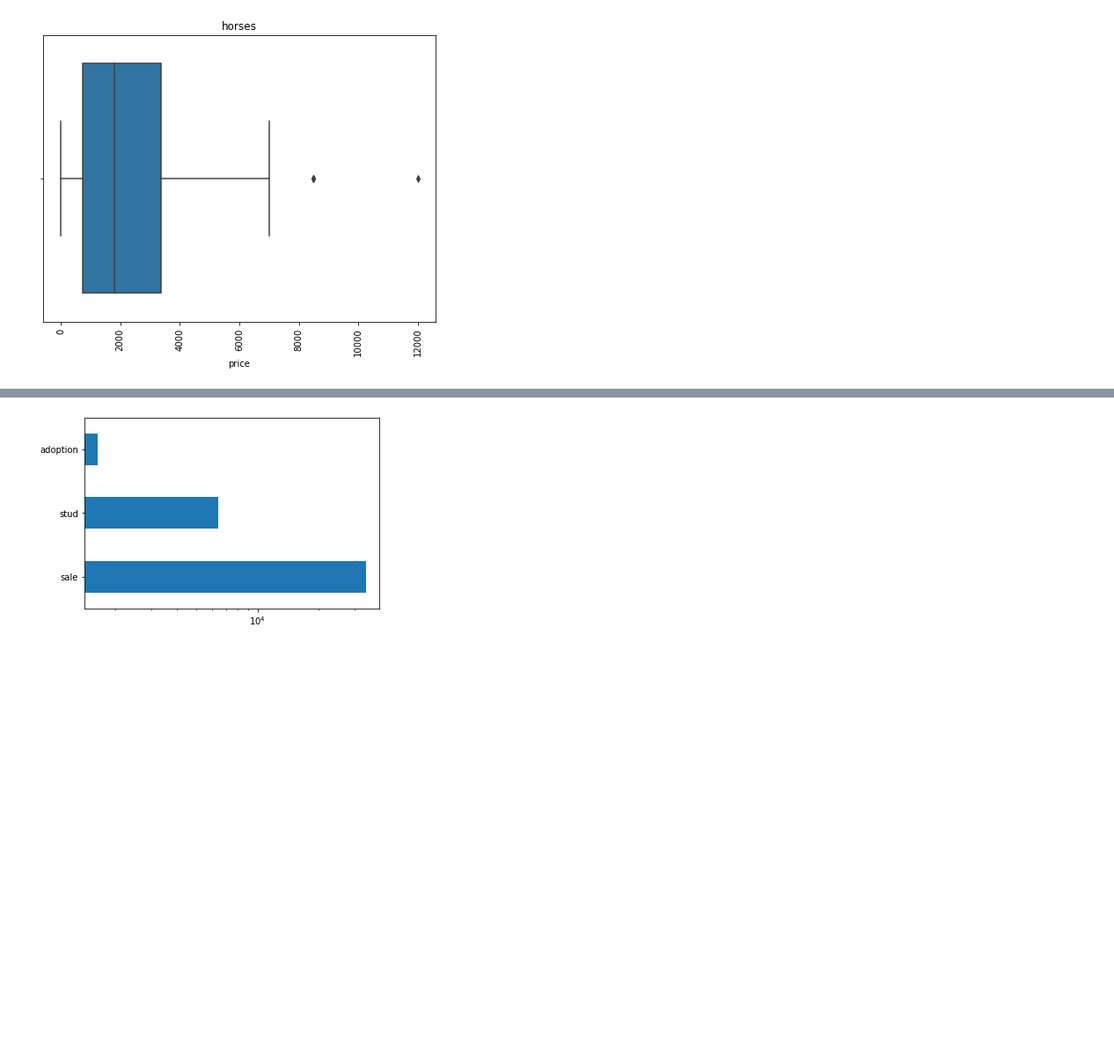
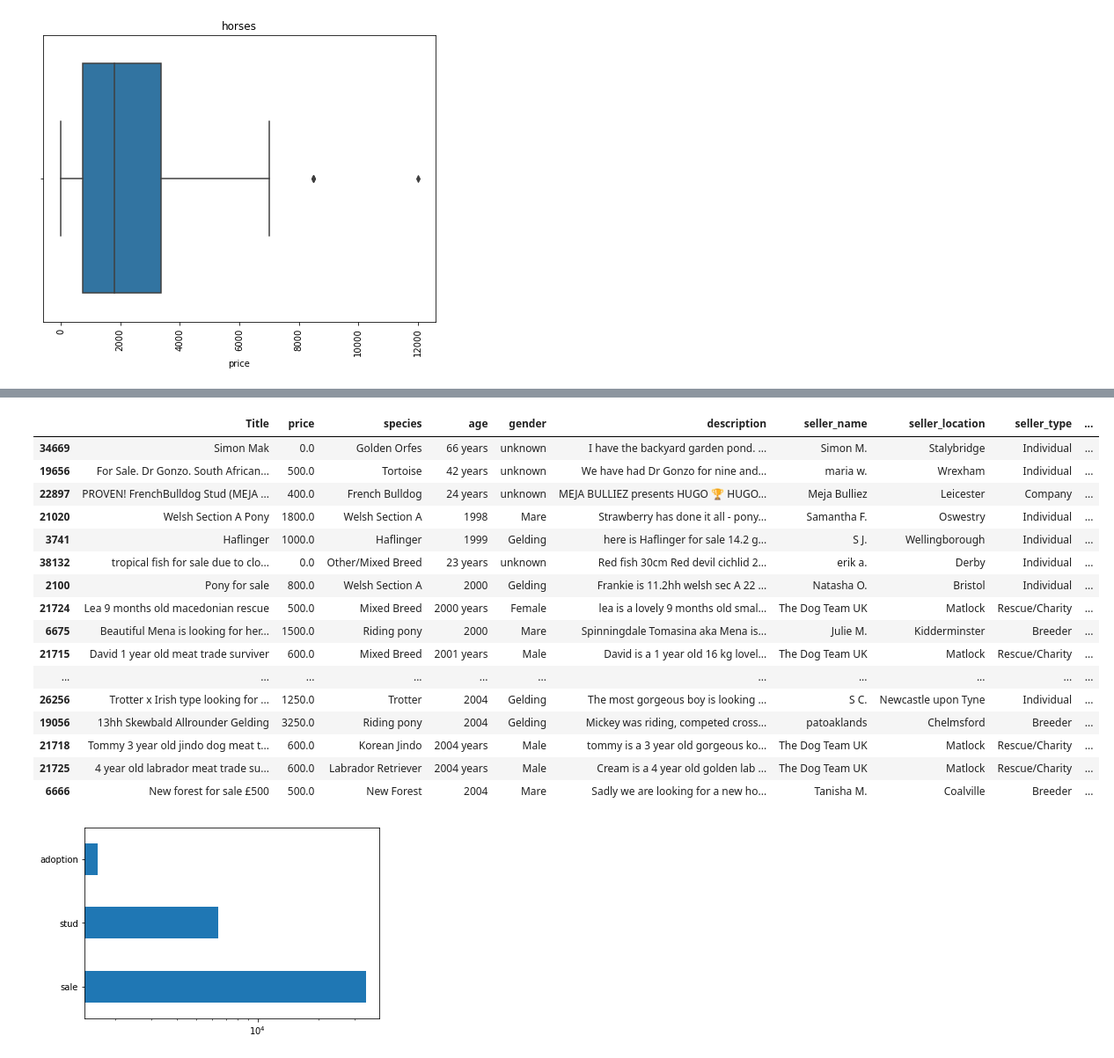
Before and after one commit to Chiuchiyin/Coding-fun, a Jupyter notebook: Pet Sale Price/EDA, data cleaning and modelling.ipynb, the cells around one changed output, grey strips where cells are left out. Shown: that part at 88% size. Cells and saved outputs as stored; diff of their text form; code cells hidden in the pictures; blank space fills up the shorter version.

```diff
--- a/Pet Sale Price/EDA, data cleaning and modelling.ipynb
+++ b/Pet Sale Price/EDA, data cleaning and modelling.ipynb
@@ -405,3 +405,23 @@ year_plot_box (df,'pet_type')
+# %%
+df.sort_values(by=['year'], ascending=False).head(30)
+# %% [output]
+|  | Title | price | species | age | gender | description | seller_name | seller_location | seller_type | ... |
+| 34669 | Simon Mak | 0.0 | Golden Orfes | 66 years | unknown | I have the backyard garden pond. ... | Simon M. | Stalybridge | Individual | ... |
+| 19656 | For Sale. Dr Gonzo. South African... | 500.0 | Tortoise | 42 years | unknown | We have had Dr Gonzo for nine and... | maria w. | Wrexham | Individual | ... |
+| 22897 | PROVEN! FrenchBulldog Stud (MEJA ... | 400.0 | French Bulldog | 24 years | unknown | MEJA BULLIEZ presents HUGO 🏆 HUGO... | Meja Bulliez | Leicester | Company | ... |
+| 21020 | Welsh Section A Pony | 1800.0 | Welsh Section A | 1998 | Mare | Strawberry has done it all - pony... | Samantha F. | Oswestry | Individual | ... |
+| 3741 | Haflinger | 1000.0 | Haflinger | 1999 | Gelding | here is Haflinger for sale 14.2 g... | S J. | Wellingborough | Individual | ... |
+| 38132 | tropical fish for sale due to clo... | 0.0 | Other/Mixed Breed | 23 years | unknown | Red fish 30cm Red devil cichlid 2... | erik a. | Derby | Individual | ... |
+| 2100 | Pony for sale | 800.0 | Welsh Section A | 2000 | Gelding | Frankie is 11.2hh welsh sec A 22 ... | Natasha O. | Bristol | Individual | ... |
+| 21724 | Lea 9 months old macedonian rescue | 500.0 | Mixed Breed | 2000 years | Female | lea is a lovely 9 months old smal... | The Dog Team UK | Matlock | Rescue/Charity | ... |
+| 6675 | Beautiful Mena is looking for her... | 1500.0 | Riding pony | 2000 | Mare | Spinningdale Tomasina aka Mena is... | Julie M. | Kidderminster | Breeder | ... |
+| 21715 | David 1 year old meat trade surviver | 600.0 | Mixed Breed | 2001 years | Male | David is a 1 year old 16 kg lovel... | The Dog Team UK | Matlock | Rescue/Charity | ... |
+| ... | ... | ... | ... | ... | ... | ... | ... | ... | ... | ... |
+| 26256 | Trotter x Irish type looking for ... | 1250.0 | Trotter | 2004 | Gelding | The most gorgeous boy is looking ... | S C. | Newcastle upon Tyne | Individual | ... |
+| 19056 | 13hh Skewbald Allrounder Gelding | 3250.0 | Riding pony | 2004 | Gelding | Mickey was riding, competed cross... | patoaklands | Chelmsford | Breeder | ... |
+| 21718 | Tommy 3 year old jindo dog meat t... | 600.0 | Korean Jindo | 2004 years | Male | tommy is a 3 year old gorgeous ko... | The Dog Team UK | Matlock | Rescue/Charity | ... |
+| 21725 | 4 year old labrador meat trade su... | 600.0 | Labrador Retriever | 2004 years | Male | Cream is a 4 year old golden lab ... | The Dog Team UK | Matlock | Rescue/Charity | ... |
+| 6666 | New forest for sale £500 | 500.0 | New Forest | 2004 | Mare | Sadly we are looking for a new ho... | Tanisha M. | Coalville | Breeder | ... |
 # %%
 ax = df.listing_type.value_counts().plot(kind='barh')
 ax.set_xscale('log')
```
Also changed, not shown: parts of 32 cells of this notebook.
